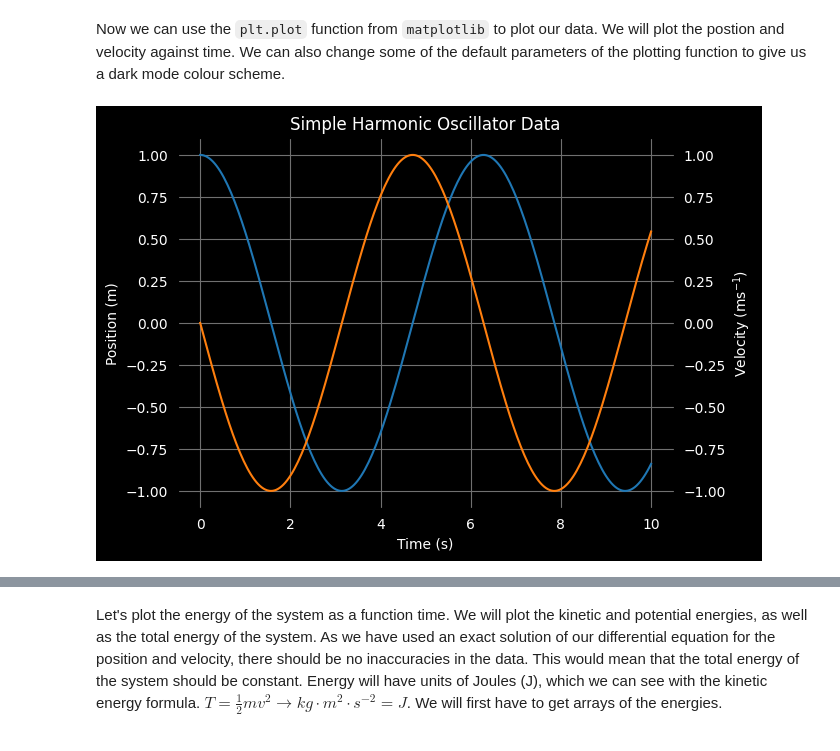
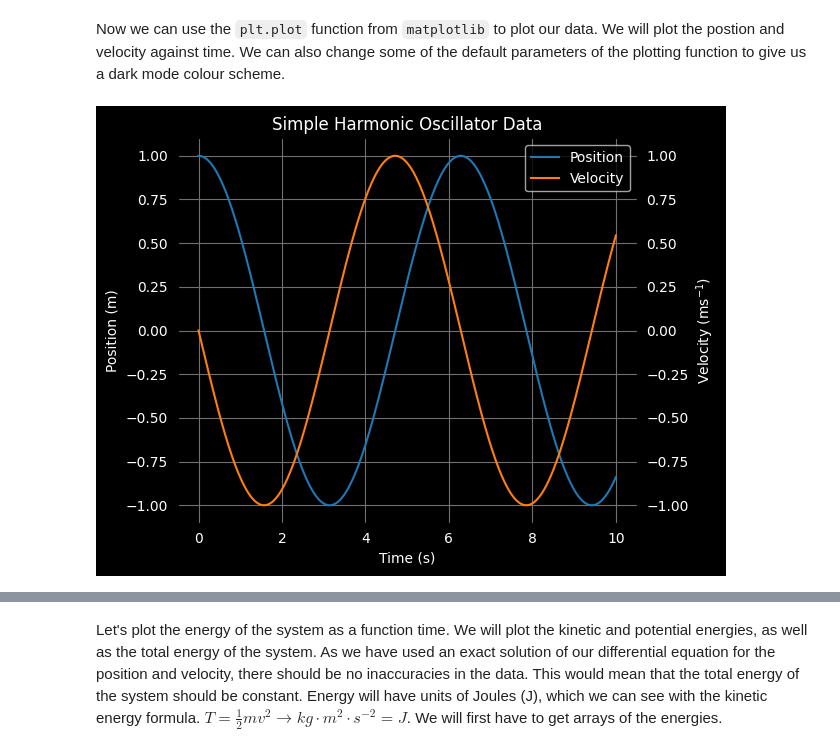
Before and after one commit to Melon-Mao/Python-repository, a Jupyter notebook: Data Analysis/Mechanics/Simple Harmonic Oscillator/simple_harmonic_oscillator.ipynb, the cells around one changed output, grey strips where cells are left out. Saved outputs shown, nothing was run; the diff lists cells and outputs as text; code cells hidden in the pictures.

```diff
--- a/Data Analysis/Mechanics/Simple Harmonic Oscillator/simple_harmonic_oscillator.ipynb
+++ b/Data Analysis/Mechanics/Simple Harmonic Oscillator/simple_harmonic_oscillator.ipynb
@@ -149,7 +149,9 @@ param_omega = np.sqrt(param_k/param_m)
 parameters = (param_x_0, param_v_0, param_omega)
 
 # Time array
-time = np.linspace(0, 10, 250)
+t_0 = 0
+t_f = 10
+time = np.linspace(t_0, t_f, 250)
 
 # Symbolic to numeric functions
 pos_f = sp.lambdify((t, x_0, v_0, omega), pos, 'numpy')
@@ -174,19 +176,23 @@ plt.rcParams["grid.color"] = "#707070"
 # %%
 fig = plt.figure()
 plt.title("Simple Harmonic Oscillator Data")
 
 ax1 = plt.gca() # get current axis
-ax1.plot(time, pos_array, color="tab:blue")
+pos_line = ax1.plot(time, pos_array, color="tab:blue")
 ax2 = ax1.twinx() # create twin axis
-ax2.plot(time, vel_array, color="tab:orange")
+vel_line = ax2.plot(time, vel_array, color="tab:orange")
 
 ax1.set_xlabel("Time (s)")
 ax1.set_ylabel("Position (m)")
 ax2.set_ylabel("Velocity (ms$^{-1}$)")
 
+# show legend of lines on ax1 and ax2
+plt.legend(pos_line + vel_line, ["Position", "Velocity"], loc="upper right")
 ax1.grid()
+
+plt.tight_layout()
 
 plt.savefig("Figures/simple_harmonic_oscillator_data.png", dpi=300)
 plt.show()
 # %% [output]
-[figure, old version]
+[figure, new version]
```
Also changed, not shown: parts of 8 cells of this notebook, 34 other files.
